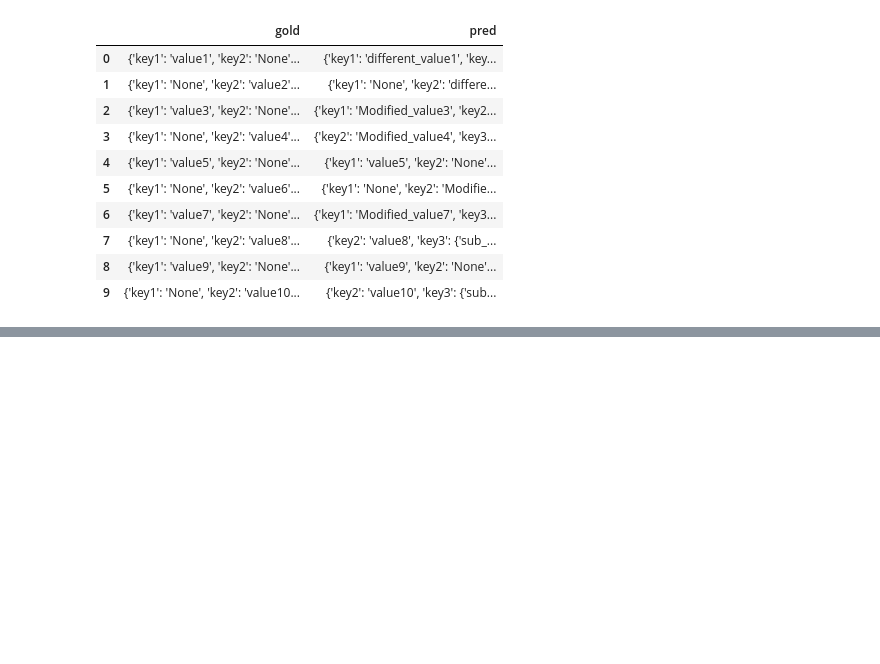
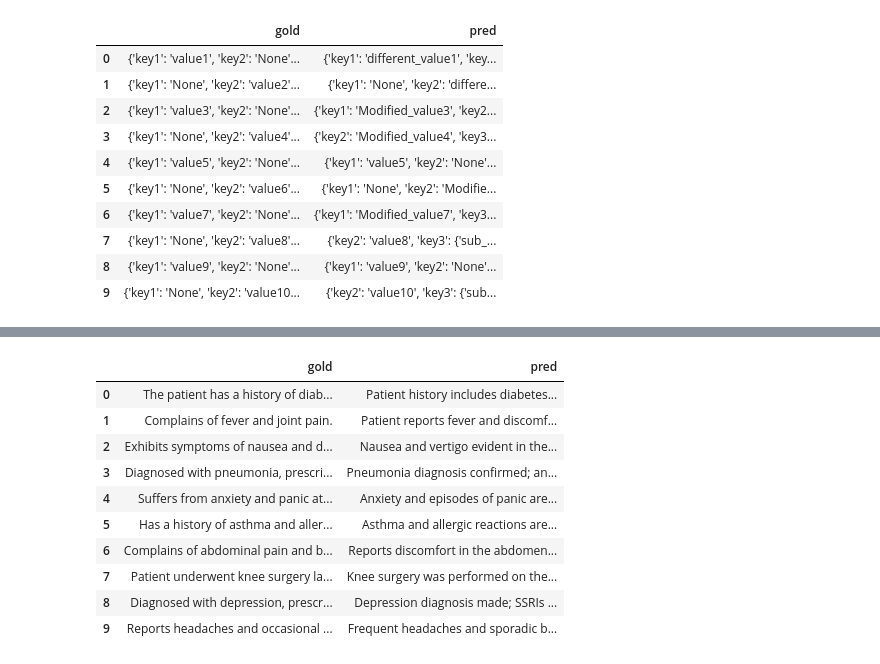
Before and after one commit to EPFL-IC-Make-Team/medinote, a Jupyter notebook: eval_tests.ipynb, the cells around one changed output, grey strips where cells are left out. Saved outputs shown, nothing was run; the diff lists cells and outputs as text; code cells hidden in the pictures; blank space fills up the shorter version.

```diff
--- a/eval_tests.ipynb
+++ b/eval_tests.ipynb
@@ -65,0 +55,16 @@ display(by_keys)
+# %%
+path = 'data/fake_clinical_notes_data.jsonl'
+eval_test_data_clinacal_notes = pd.read_json(path, lines=True)
+display(eval_test_data_clinacal_notes)
+# %% [output]
+|  | gold | pred |
+| 0 | The patient has a history of diab... | Patient history includes diabetes... |
+| 1 | Complains of fever and joint pain. | Patient reports fever and discomf... |
+| 2 | Exhibits symptoms of nausea and d... | Nausea and vertigo evident in the... |
+| 3 | Diagnosed with pneumonia, prescri... | Pneumonia diagnosis confirmed; an... |
+| 4 | Suffers from anxiety and panic at... | Anxiety and episodes of panic are... |
+| 5 | Has a history of asthma and aller... | Asthma and allergic reactions are... |
+| 6 | Complains of abdominal pain and b... | Reports discomfort in the abdomen... |
+| 7 | Patient underwent knee surgery la... | Knee surgery was performed on the... |
+| 8 | Diagnosed with depression, prescr... | Depression diagnosis made; SSRIs ... |
+| 9 | Reports headaches and occasional ... | Frequent headaches and sporadic b... |
```
Also changed, not shown: parts of 5 cells of this notebook, 2 other files.
